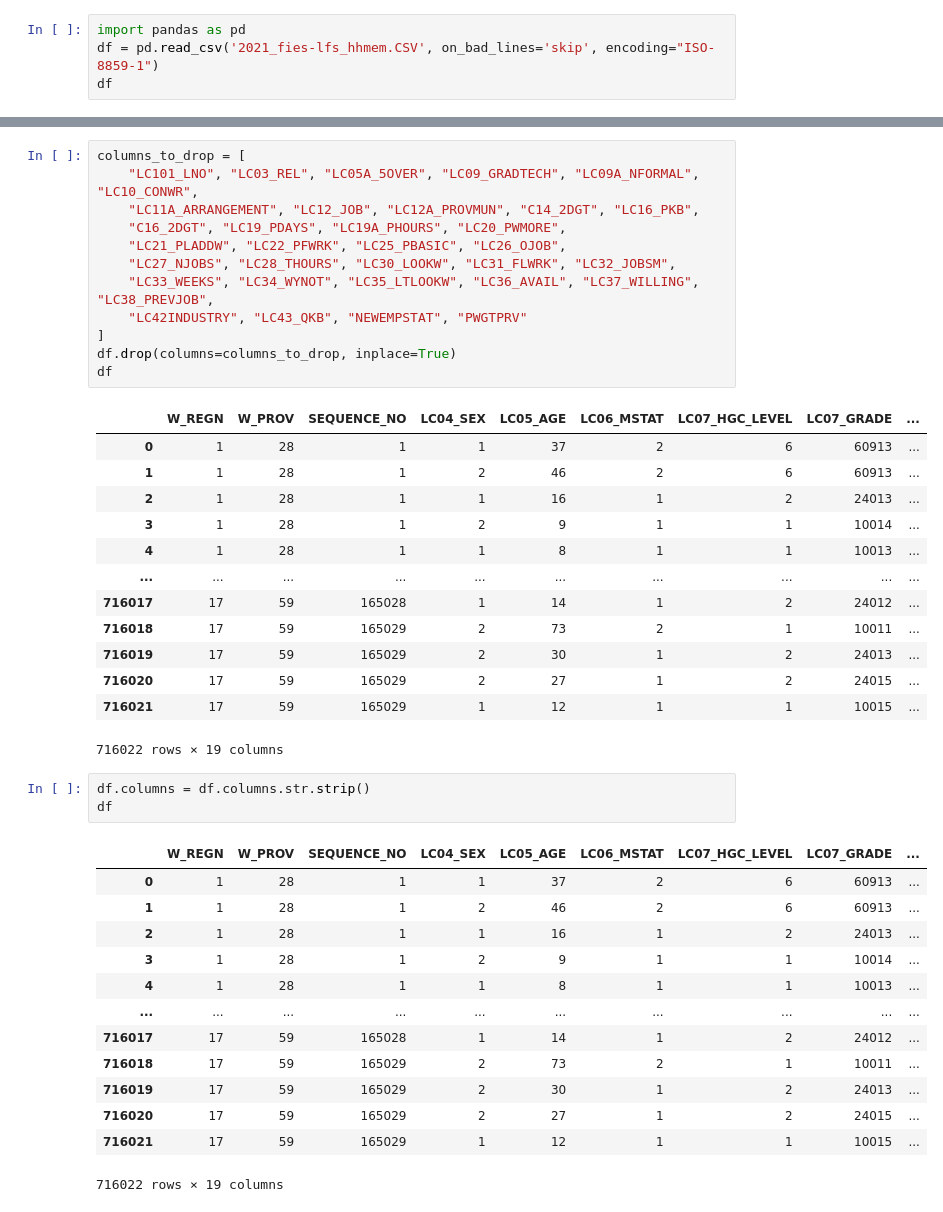
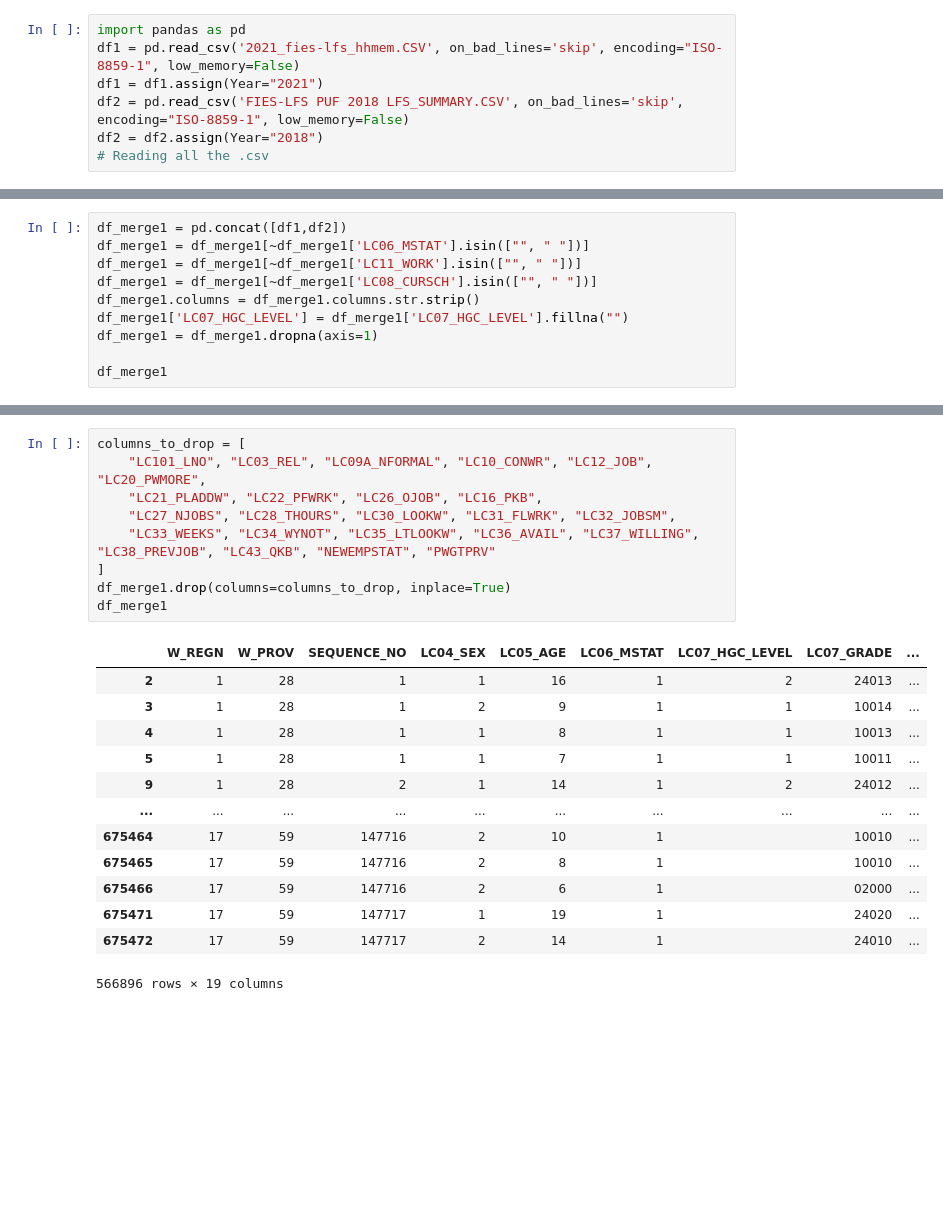
Before and after one commit to realjeeyo/dw, a Jupyter notebook: fies-lfs_analysis.ipynb, the cells around one changed output, grey strips where cells are left out. Saved outputs shown, nothing was run; the diff lists cells and outputs as text; blank space fills up the shorter version.

Commit message:
update: more columns, rows; better filtering

```diff
--- a/fies-lfs_analysis.ipynb
+++ b/fies-lfs_analysis.ipynb
@@ -1,4 +1,7 @@
 # %%
 import pandas as pd
-df = pd.read_csv('2021_fies-lfs_hhmem.CSV', on_bad_lines='skip', encoding="ISO-8859-1")
-df
+df1 = pd.read_csv('2021_fies-lfs_hhmem.CSV', on_bad_lines='skip', encoding="ISO-8859-1", low_memory=False)
+df1 = df1.assign(Year="2021")
+df2 = pd.read_csv('FIES-LFS PUF 2018 LFS_SUMMARY.CSV', on_bad_lines='skip', encoding="ISO-8859-1", low_memory=False)
+df2 = df2.assign(Year="2018")
+# Reading all the .csv
@@ -18,0 +8,10 @@ df
+# %%
+df_merge1 = pd.concat([df1,df2])
+df_merge1 = df_merge1[~df_merge1['LC06_MSTAT'].isin(["", " "])]
+df_merge1 = df_merge1[~df_merge1['LC11_WORK'].isin(["", " "])]
+df_merge1 = df_merge1[~df_merge1['LC08_CURSCH'].isin(["", " "])]
+df_merge1.columns = df_merge1.columns.str.strip()
+df_merge1['LC07_HGC_LEVEL'] = df_merge1['LC07_HGC_LEVEL'].fillna("")
+df_merge1 = df_merge1.dropna(axis=1)
+
+df_merge1
@@ -19,43 +32,23 @@ df
 # %%
 columns_to_drop = [
-    "LC101_LNO", "LC03_REL", "LC05A_5OVER", "LC09_GRADTECH", "LC09A_NFORMAL", "LC10_CONWR",
-    "LC11A_ARRANGEMENT", "LC12_JOB", "LC12A_PROVMUN", "C14_2DGT", "LC16_PKB",
-    "C16_2DGT", "LC19_PDAYS", "LC19A_PHOURS", "LC20_PWMORE",
-    "LC21_PLADDW", "LC22_PFWRK", "LC25_PBASIC", "LC26_OJOB",
+    "LC101_LNO", "LC03_REL", "LC09A_NFORMAL", "LC10_CONWR", "LC12_JOB", "LC20_PWMORE",
+    "LC21_PLADDW", "LC22_PFWRK", "LC26_OJOB", "LC16_PKB",
     "LC27_NJOBS", "LC28_THOURS", "LC30_LOOKW", "LC31_FLWRK", "LC32_JOBSM",
-    "LC33_WEEKS", "LC34_WYNOT", "LC35_LTLOOKW", "LC36_AVAIL", "LC37_WILLING", "LC38_PREVJOB",
-    "LC42INDUSTRY", "LC43_QKB", "NEWEMPSTAT", "PWGTPRV"
+    "LC33_WEEKS", "LC34_WYNOT", "LC35_LTLOOKW", "LC36_AVAIL", "LC37_WILLING", "LC38_PREVJOB", "LC43_QKB", "NEWEMPSTAT", "PWGTPRV"
 ]
-df.drop(columns=columns_to_drop, inplace=True)
-df
+df_merge1.drop(columns=columns_to_drop, inplace=True)
+df_merge1
 # %% [output]
 |  | W_REGN | W_PROV | SEQUENCE_NO | LC04_SEX | LC05_AGE | LC06_MSTAT | LC07_HGC_LEVEL | LC07_GRADE | ... |
-| 0 | 1 | 28 | 1 | 1 | 37 | 2 | 6 | 60913 | ... |
-| 1 | 1 | 28 | 1 | 2 | 46 | 2 | 6 | 60913 | ... |
 | 2 | 1 | 28 | 1 | 1 | 16 | 1 | 2 | 24013 | ... |
 | 3 | 1 | 28 | 1 | 2 | 9 | 1 | 1 | 10014 | ... |
 | 4 | 1 | 28 | 1 | 1 | 8 | 1 | 1 | 10013 | ... |
+| 5 | 1 | 28 | 1 | 1 | 7 | 1 | 1 | 10011 | ... |
+| 9 | 1 | 28 | 2 | 1 | 14 | 1 | 2 | 24012 | ... |
 | ... | ... | ... | ... | ... | ... | ... | ... | ... | ... |
-| 716017 | 17 | 59 | 165028 | 1 | 14 | 1 | 2 | 24012 | ... |
-| 716018 | 17 | 59 | 165029 | 2 | 73 | 2 | 1 | 10011 | ... |
-| 716019 | 17 | 59 | 165029 | 2 | 30 | 1 | 2 | 24013 | ... |
-| 716020 | 17 | 59 | 165029 | 2 | 27 | 1 | 2 | 24015 | ... |
-| 716021 | 17 | 59 | 165029 | 1 | 12 | 1 | 1 | 10015 | ... |
+| 675464 | 17 | 59 | 147716 | 2 | 10 | 1 |  | 10010 | ... |
+| 675465 | 17 | 59 | 147716 | 2 | 8 | 1 |  | 10010 | ... |
+| 675466 | 17 | 59 | 147716 | 2 | 6 | 1 |  | 02000 | ... |
+| 675471 | 17 | 59 | 147717 | 1 | 19 | 1 |  | 24020 | ... |
+| 675472 | 17 | 59 | 147717 | 2 | 14 | 1 |  | 24010 | ... |
-716022 rows × 19 columns
+566896 rows × 19 columns
-# %%
-df.columns = df.columns.str.strip()
-df
-# %% [output]
-|  | W_REGN | W_PROV | SEQUENCE_NO | LC04_SEX | LC05_AGE | LC06_MSTAT | LC07_HGC_LEVEL | LC07_GRADE | ... |
-| 0 | 1 | 28 | 1 | 1 | 37 | 2 | 6 | 60913 | ... |
-| 1 | 1 | 28 | 1 | 2 | 46 | 2 | 6 | 60913 | ... |
-| 2 | 1 | 28 | 1 | 1 | 16 | 1 | 2 | 24013 | ... |
-| 3 | 1 | 28 | 1 | 2 | 9 | 1 | 1 | 10014 | ... |
-| 4 | 1 | 28 | 1 | 1 | 8 | 1 | 1 | 10013 | ... |
-| ... | ... | ... | ... | ... | ... | ... | ... | ... | ... |
-| 716017 | 17 | 59 | 165028 | 1 | 14 | 1 | 2 | 24012 | ... |
-| 716018 | 17 | 59 | 165029 | 2 | 73 | 2 | 1 | 10011 | ... |
-| 716019 | 17 | 59 | 165029 | 2 | 30 | 1 | 2 | 24013 | ... |
-| 716020 | 17 | 59 | 165029 | 2 | 27 | 1 | 2 | 24015 | ... |
-| 716021 | 17 | 59 | 165029 | 1 | 12 | 1 | 1 | 10015 | ... |
-716022 rows × 19 columns
```
Also changed, not shown: parts of 6 cells of this notebook, 1 other file.
